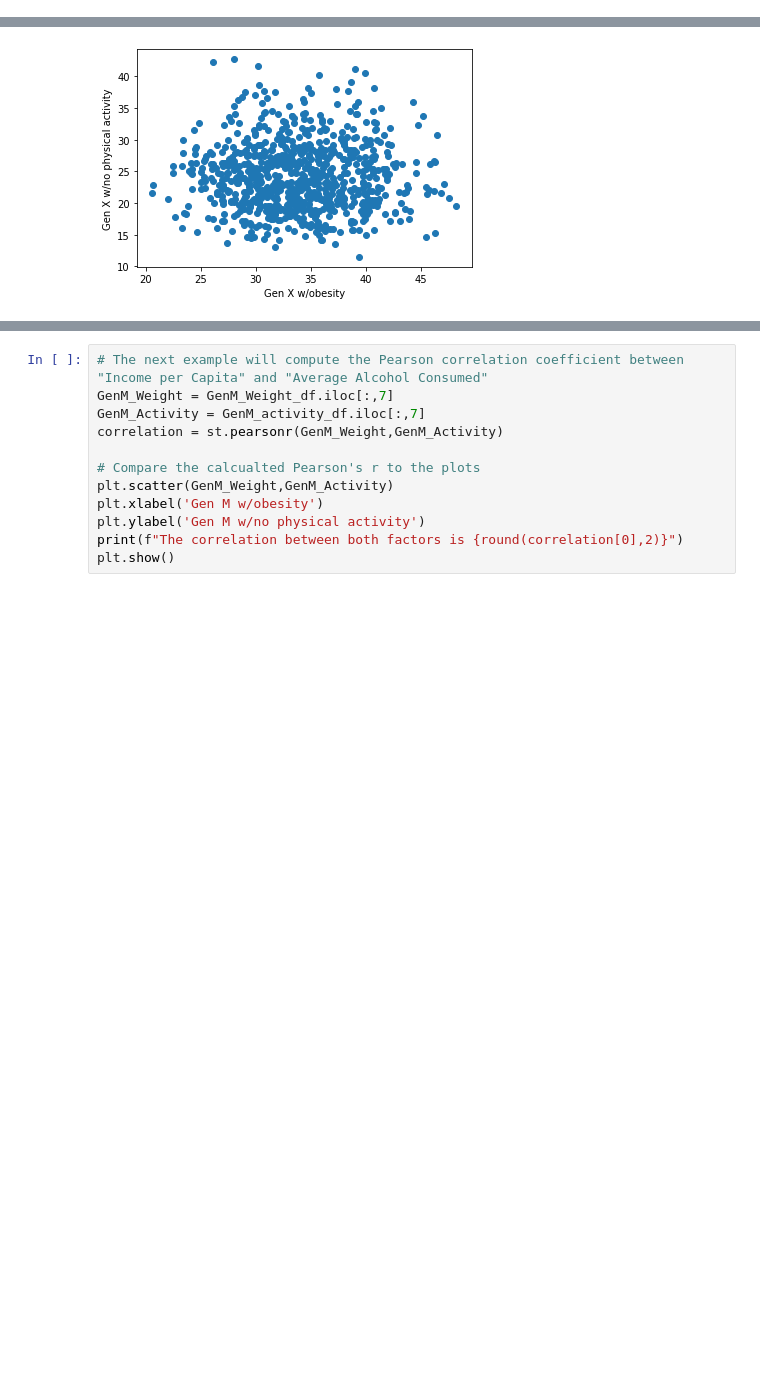
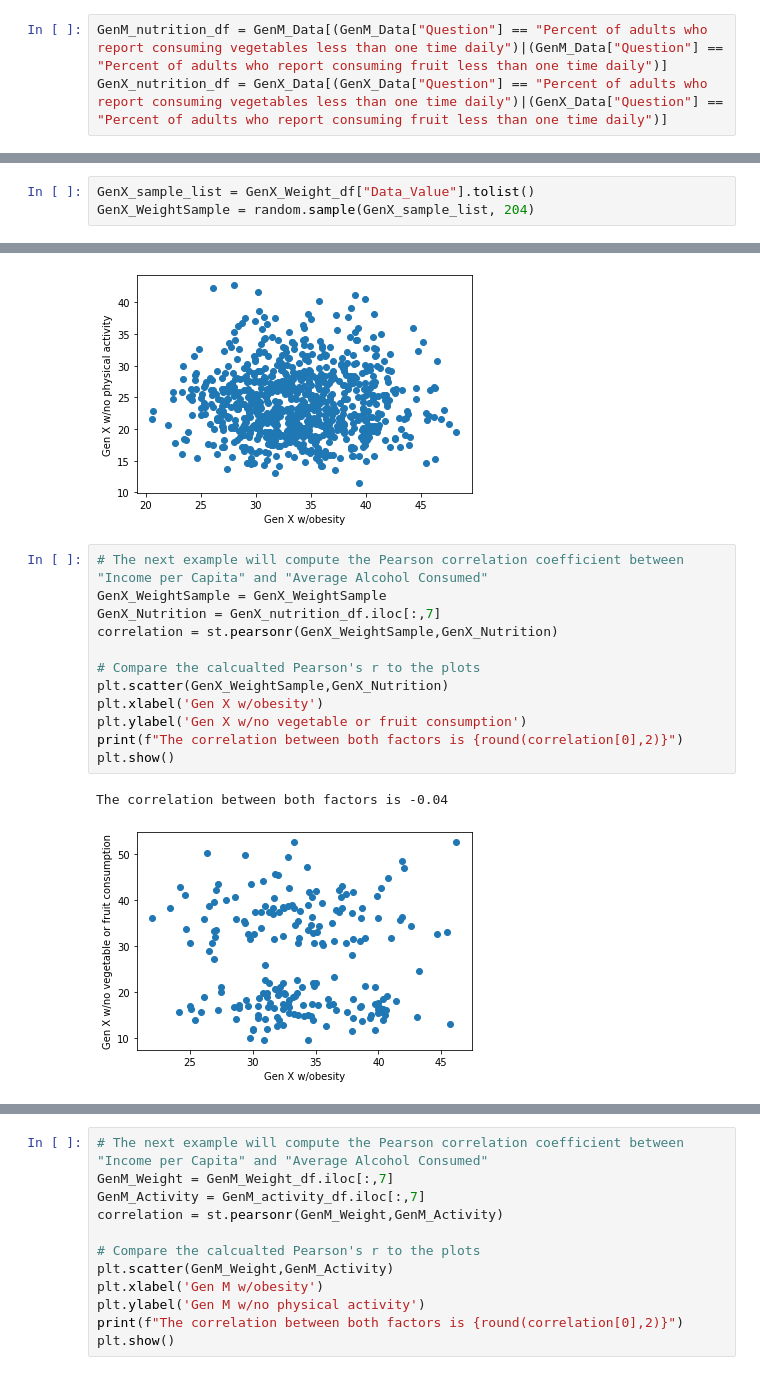
Before and after one commit to darkulzer/Project_1, a Jupyter notebook: Project1_Group2.ipynb, the cells around one changed output, grey strips where cells are left out. Cells and saved outputs as stored; diff of their text form; blank space fills up the shorter version.

```diff
--- a/Project1_Group2.ipynb
+++ b/Project1_Group2.ipynb
@@ -250 +125,4 @@ GenX_activity_df.head()
+# %%
+GenM_nutrition_df = GenM_Data[(GenM_Data["Question"] == "Percent of adults who report consuming vegetables less than one time daily")|(GenM_Data["Question"] == "Percent of adults who report consuming fruit less than one time daily")]
+GenX_nutrition_df = GenX_Data[(GenX_Data["Question"] == "Percent of adults who report consuming vegetables less than one time daily")|(GenX_Data["Question"] == "Percent of adults who report consuming fruit less than one time daily")]
 # %%
@@ -397,0 +132,3 @@ St_Summary.head()
+# %%
+GenX_sample_list = GenX_Weight_df["Data_Value"].tolist()
+GenX_WeightSample = random.sample(GenX_sample_list, 204)
@@ -410,3 +150,18 @@ plt.show()
 # %% [output]
 The correlation between both factors is 0.0
 [figure]
+# %%
+# The next example will compute the Pearson correlation coefficient between "Income per Capita" and "Average Alcohol Consumed"
+GenX_WeightSample = GenX_WeightSample
+GenX_Nutrition = GenX_nutrition_df.iloc[:,7]
+correlation = st.pearsonr(GenX_WeightSample,GenX_Nutrition)
+
+# Compare the calcualted Pearson's r to the plots
+plt.scatter(GenX_WeightSample,GenX_Nutrition)
+plt.xlabel('Gen X w/obesity')
+plt.ylabel('Gen X w/no vegetable or fruit consumption')
+print(f"The correlation between both factors is {round(correlation[0],2)}")
+plt.show()
+# %% [output]
+The correlation between both factors is -0.04
+[figure, added]
```
Also changed, not shown: parts of 31 cells of this notebook, 1 other file.
